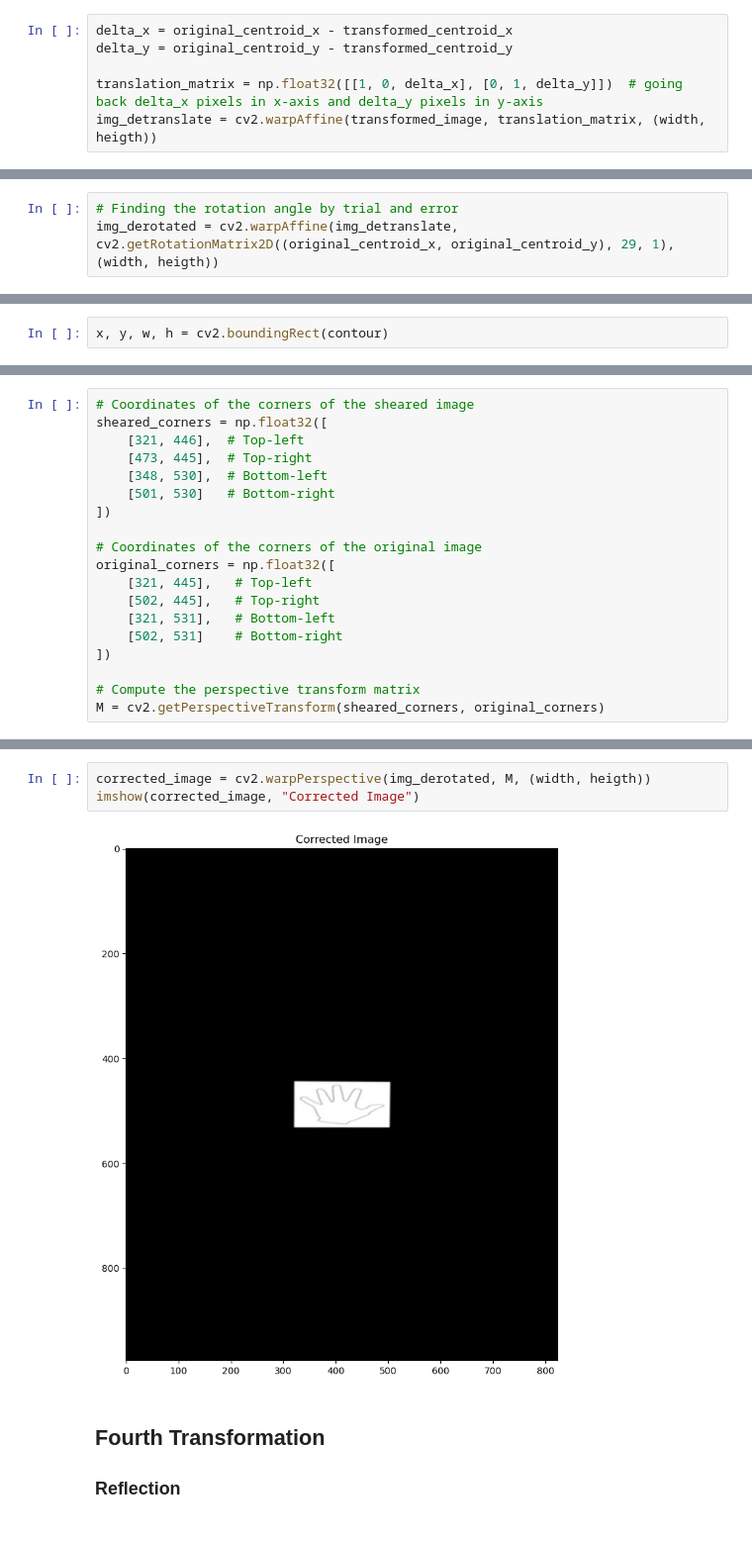
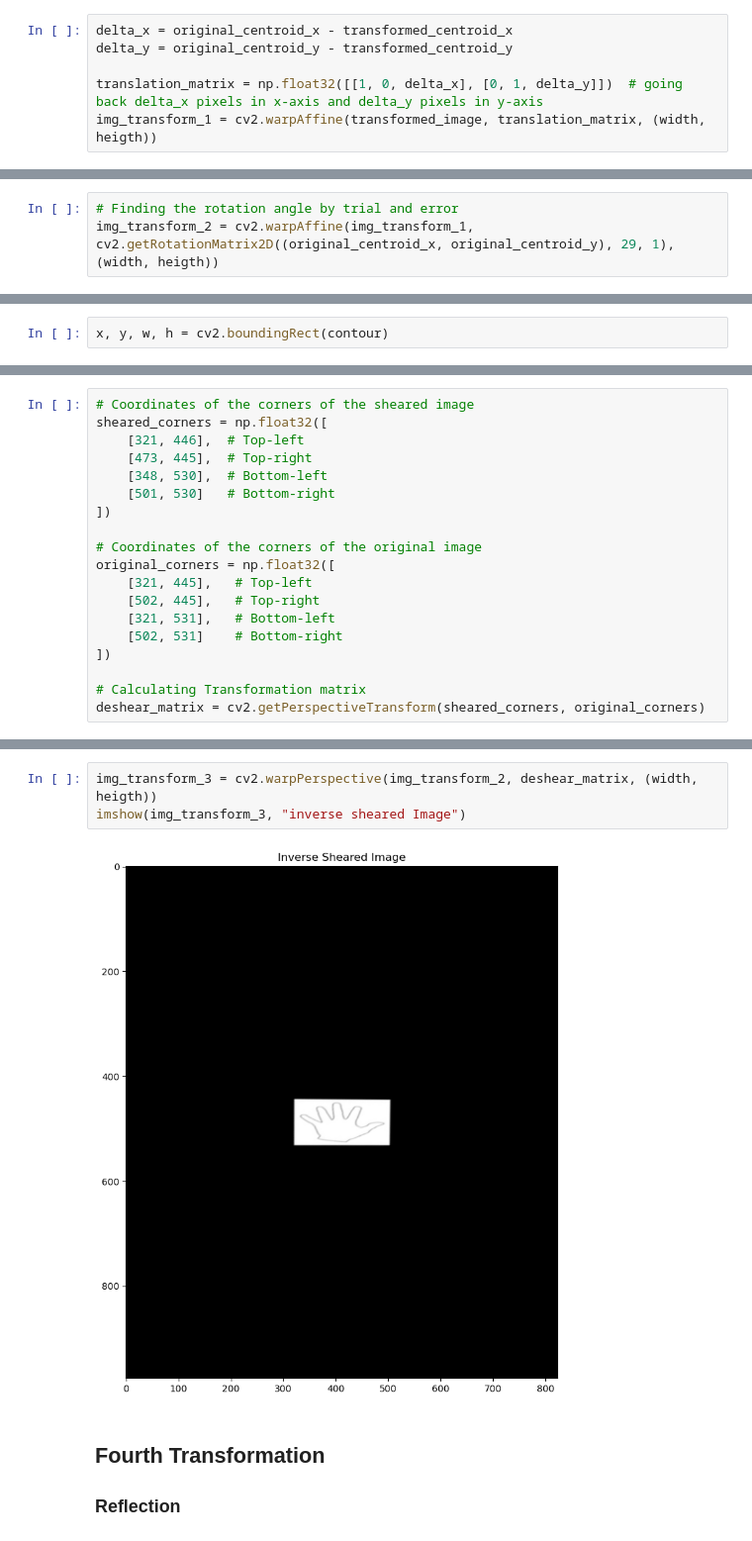
Before and after one commit to aradmehralian/Multi-Media-Projects, a Jupyter notebook: Project2/Q1.ipynb, the cells around one changed output, grey strips where cells are left out. Shown at 99% size. Cells and saved outputs as stored; diff of their text form.

```diff
--- a/Project2/Q1.ipynb
+++ b/Project2/Q1.ipynb
@@ -67,5 +65,5 @@ delta_x = original_centroid_x - transformed_centroid_x
 delta_y = original_centroid_y - transformed_centroid_y
 
 translation_matrix = np.float32([[1, 0, delta_x], [0, 1, delta_y]])  # going back delta_x pixels in x-axis and delta_y pixels in y-axis
-img_detranslate = cv2.warpAffine(transformed_image, translation_matrix, (width, heigth))
+img_transform_1 = cv2.warpAffine(transformed_image, translation_matrix, (width, heigth))
 # %%
@@ -77,5 +75,5 @@ imshow(img_detranslate, "inverse translated image")
 ### Rotation
 # %%
 # Finding the rotation angle by trial and error
-img_derotated = cv2.warpAffine(img_detranslate, cv2.getRotationMatrix2D((original_centroid_x, original_centroid_y), 29, 1), (width, heigth))
+img_transform_2 = cv2.warpAffine(img_transform_1, cv2.getRotationMatrix2D((original_centroid_x, original_centroid_y), 29, 1), (width, heigth))
 # %%
@@ -127,5 +129,5 @@ original_corners = np.float32([
     [502, 531]    # Bottom-right
 ])
 
-# Compute the perspective transform matrix
-M = cv2.getPerspectiveTransform(sheared_corners, original_corners)
+# Calculating Transformation matrix
+deshear_matrix = cv2.getPerspectiveTransform(sheared_corners, original_corners)
@@ -137,8 +142,8 @@ S_Y = 0.04329914476423378
 # %%
-corrected_image = cv2.warpPerspective(img_derotated, M, (width, heigth))
-imshow(corrected_image, "Corrected Image")
+img_transform_3 = cv2.warpPerspective(img_transform_2, deshear_matrix, (width, heigth))
+imshow(img_transform_3, "inverse sheared Image")
 # %% [output]
-[figure, old version]
+[figure, new version]
 # %% [markdown]
 ## Fourth Transformation
 ### Reflection
```
Also changed, not shown: parts of 24 cells of this notebook.
